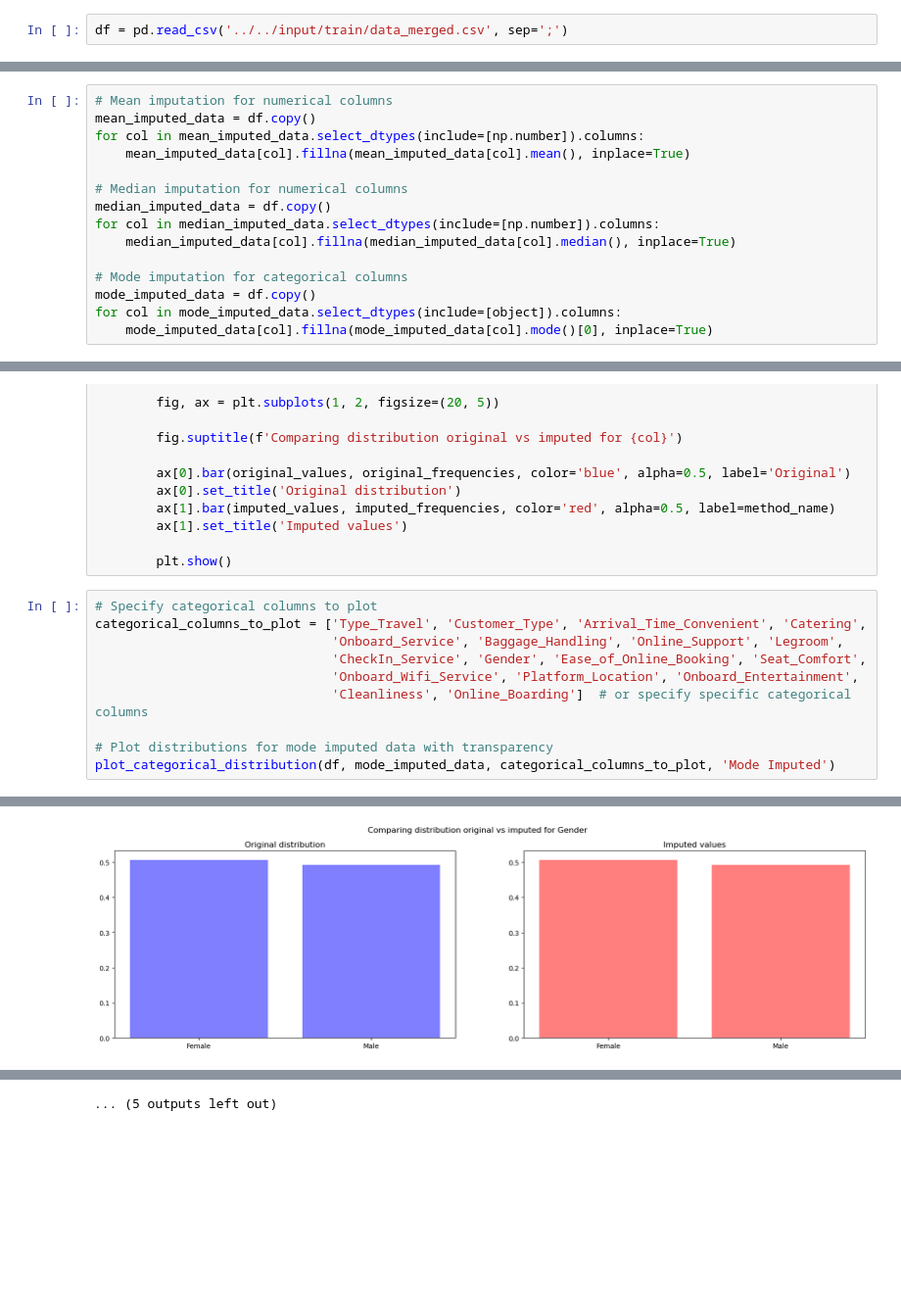
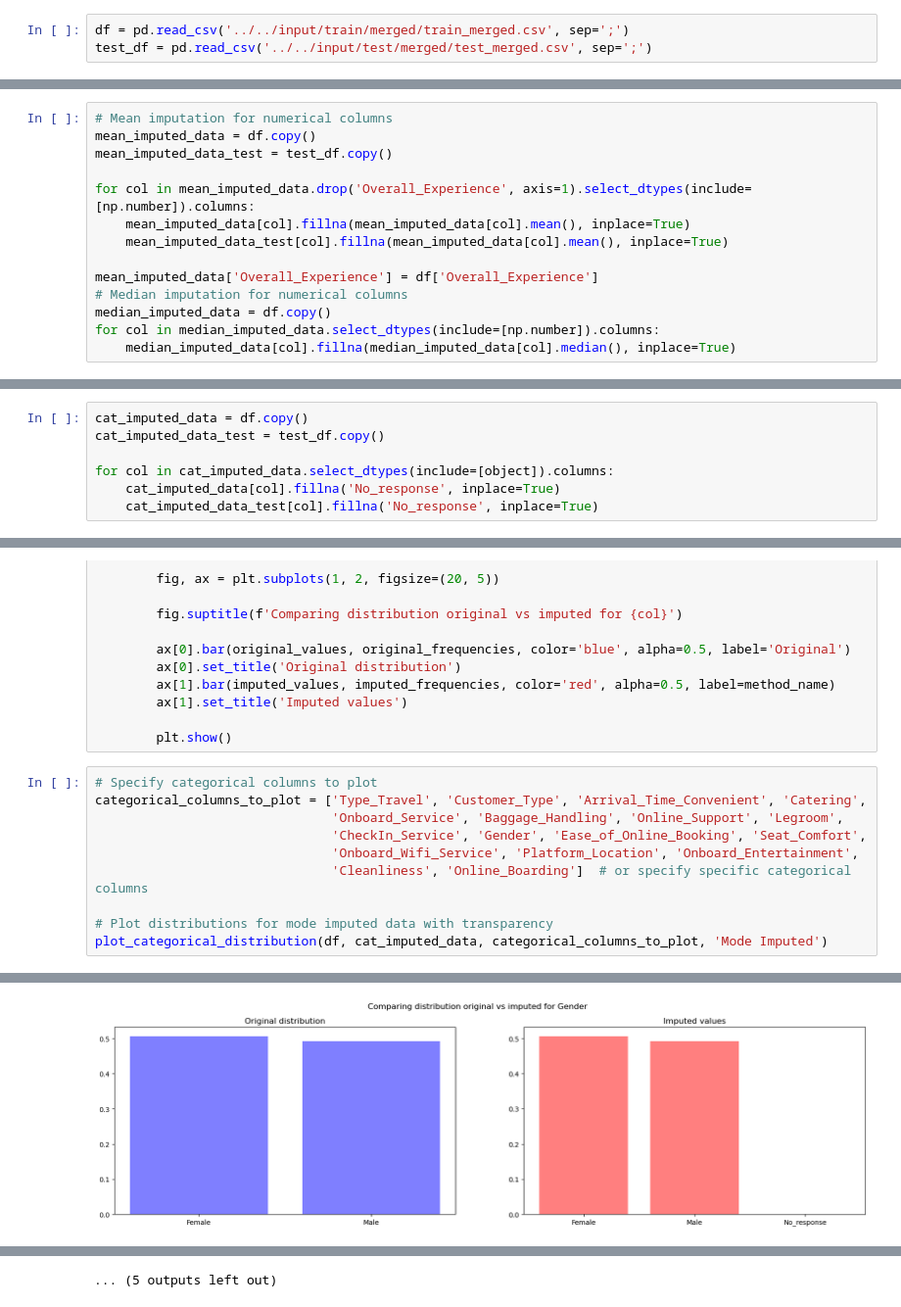
Before and after one commit to contreras-juan/kinki_adsp, a Jupyter notebook: notebooks/0_EDA/1_EDA_dani.ipynb, the cells around one changed output, grey strips where cells are left out. Shown at 98% size. Saved outputs shown, nothing was run; the diff lists cells and outputs as text; blank space fills up the shorter version.

Commit message:
Replace missing values with no_response

```diff
--- a/notebooks/0_EDA/1_EDA_dani.ipynb
+++ b/notebooks/0_EDA/1_EDA_dani.ipynb
@@ -321,7 +321,8 @@ from sklearn.impute import KNNImputer
 from sklearn.experimental import enable_iterative_imputer
 from sklearn.impute import IterativeImputer
 # %%
-df = pd.read_csv('../../input/train/data_merged.csv', sep=';')
+df = pd.read_csv('../../input/train/merged/train_merged.csv', sep=';')
+test_df = pd.read_csv('../../input/test/merged/test_merged.csv', sep=';')
 # %%
 plt.figure(figsize=(15, 10))
 sns.heatmap(df.isnull(), cbar=False)
@@ -331,15 +332,14 @@ sns.heatmap(df.isnull(), cbar=False)
 # %%
 # Mean imputation for numerical columns
 mean_imputed_data = df.copy()
-for col in mean_imputed_data.select_dtypes(include=[np.number]).columns:
+mean_imputed_data_test = test_df.copy()
+
+for col in mean_imputed_data.drop('Overall_Experience', axis=1).select_dtypes(include=[np.number]).columns:
     mean_imputed_data[col].fillna(mean_imputed_data[col].mean(), inplace=True)
+    mean_imputed_data_test[col].fillna(mean_imputed_data[col].mean(), inplace=True)
 
+mean_imputed_data['Overall_Experience'] = df['Overall_Experience']
 # Median imputation for numerical columns
 median_imputed_data = df.copy()
 for col in median_imputed_data.select_dtypes(include=[np.number]).columns:
     median_imputed_data[col].fillna(median_imputed_data[col].median(), inplace=True)
-
-# Mode imputation for categorical columns
-mode_imputed_data = df.copy()
-for col in mode_imputed_data.select_dtypes(include=[object]).columns:
-    mode_imputed_data[col].fillna(mode_imputed_data[col].mode()[0], inplace=True)
@@ -346,3 +371,10 @@ for col in mode_imputed_data.select_dtypes(include=[object]).columns:
+# %%
+cat_imputed_data = df.copy()
+cat_imputed_data_test = test_df.copy()
+
+for col in cat_imputed_data.select_dtypes(include=[object]).columns:
+    cat_imputed_data[col].fillna('No_response', inplace=True)
+    cat_imputed_data_test[col].fillna('No_response', inplace=True)
 # %%
 def plot_distributions(original_data, imputed_data, columns, method_name):
     for col in columns:
@@ -400,5 +432,5 @@ categorical_columns_to_plot = ['Type_Travel', 'Customer_Type', 'Arrival_Time_Con
                                'Cleanliness', 'Online_Boarding']  # or specify specific categorical columns
 
 # Plot distributions for mode imputed data with transparency
-plot_categorical_distribution(df, mode_imputed_data, categorical_columns_to_plot, 'Mode Imputed')
+plot_categorical_distribution(df, cat_imputed_data, categorical_columns_to_plot, 'Mode Imputed')
 # %% [output]
@@ -414 +446 @@ plot_categorical_distribution(df, mode_imputed_data, categorical_columns_to_plot
-[figure, old version]
+[figure, new version]
```
Also changed, not shown: parts of 13 cells of this notebook.
